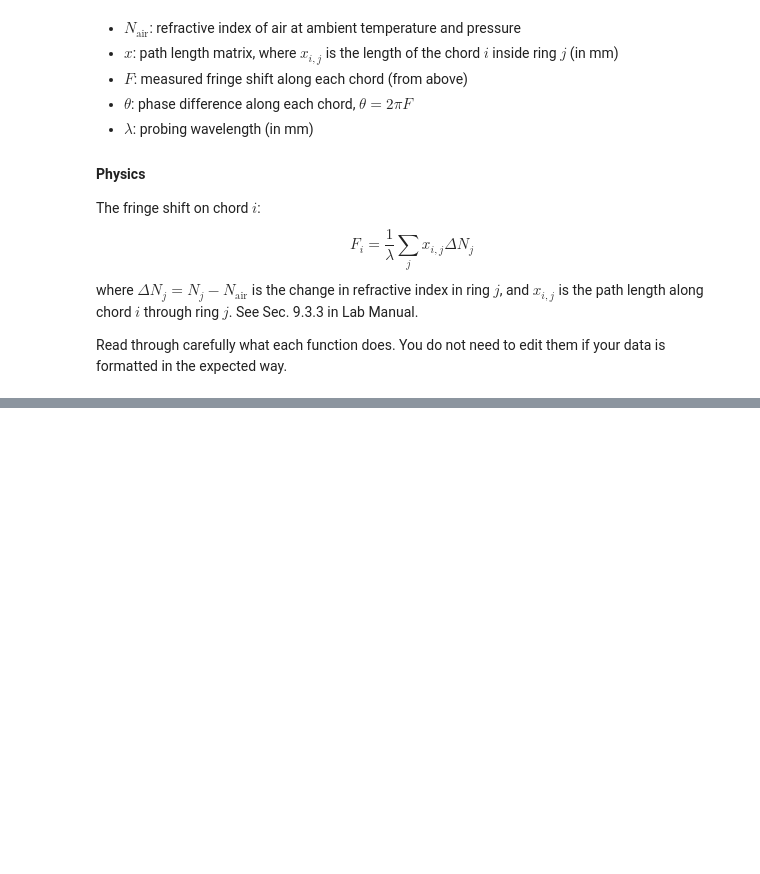
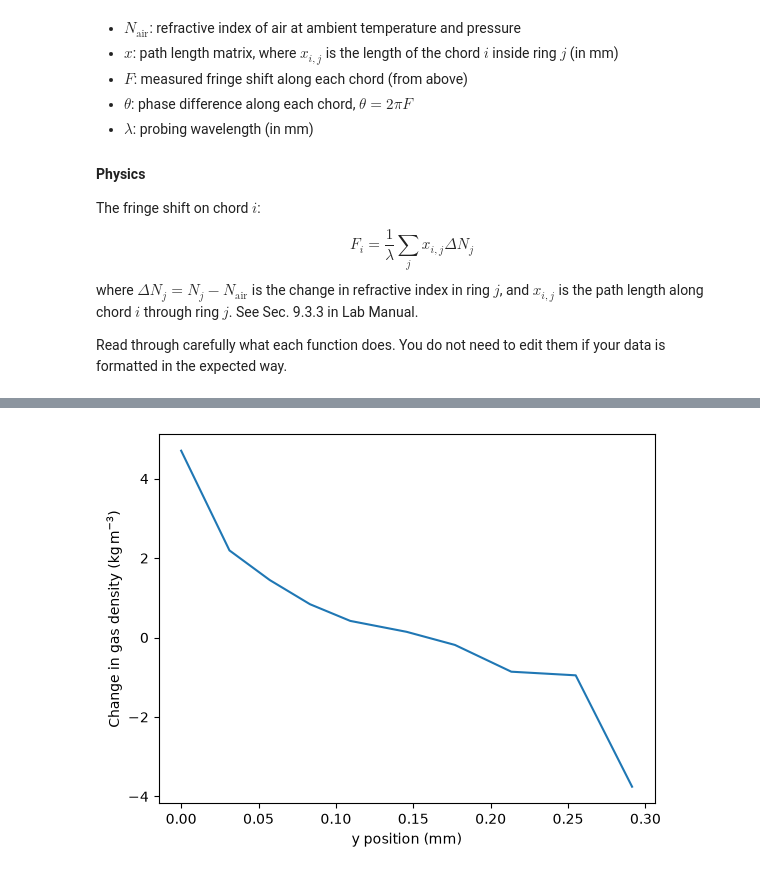
Before and after one commit to roshambo26/Main-Sequence-Labs, a Jupyter notebook: Interferometer Analysis Code (1).ipynb, the cells around one changed output, grey strips where cells are left out. Saved outputs shown, nothing was run; the diff lists cells and outputs as text; code cells hidden in the pictures; blank space fills up the shorter version.

```diff
--- a/Interferometer Analysis Code (1).ipynb
+++ b/Interferometer Analysis Code (1).ipynb
@@ -113,7 +113,7 @@ This code loads your saved XY coordinates directly from the .TXT file saved in t
 import numpy as np
 from matplotlib import pyplot as plt
 # %%
-file_name =  interferometer_xy.txt
+file_name =  'interferometer_xy.txt'
 
 data = np.loadtxt(file_name, delimiter="\t")
 
@@ -270,0 +289,9 @@ plt.show()
+# %%
+density = dn*1e3
+
+plt.plot(y_coordinates,density)
+plt.xlabel("y position (mm)")
+plt.ylabel(r"Change in gas density ($\mathrm{kg\,m^{-3}}$)")
+plt.show()
+# %% [output]
+[figure, added]
```
Also changed, not shown: parts of 7 cells of this notebook.
